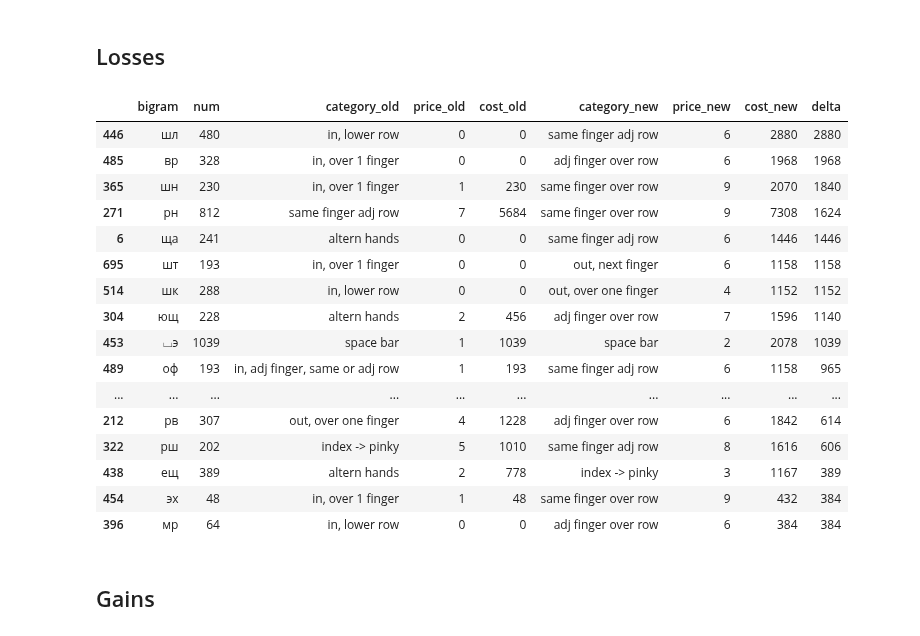
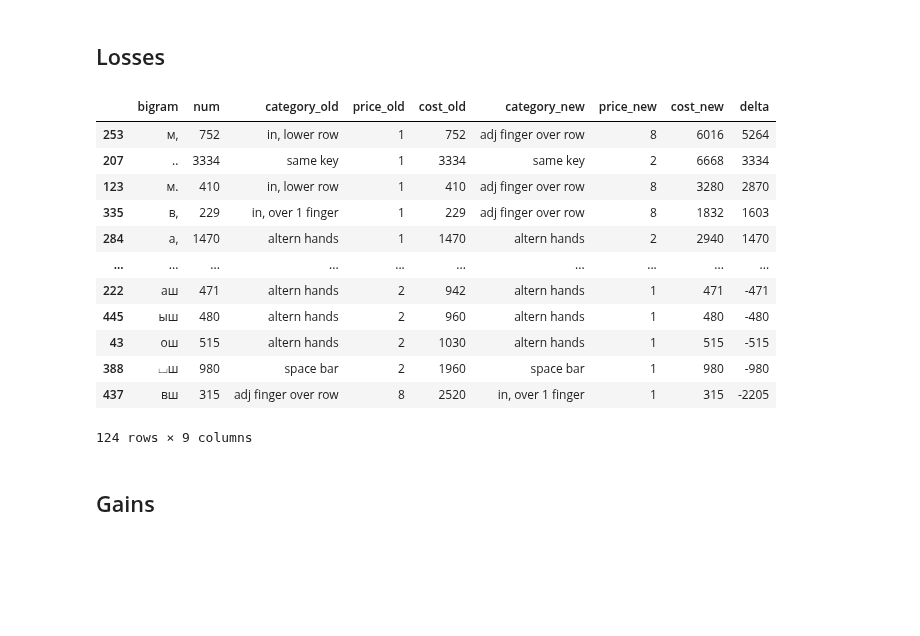
Before and after one commit to culebron/rus-layout-opt, a Jupyter notebook: Russian Optimization.ipynb, the cells around one changed output. Cells and saved outputs as stored; diff of their text form; code cells hidden in the pictures; blank space fills up the shorter version.

```diff
--- a/Russian Optimization.ipynb
+++ b/Russian Optimization.ipynb
@@ -112 +133,3 @@ BG = make_grams('sampletexts.txt')
+# %%
+CORP = Corpus.from_path('sampletexts.txt')
 # %% [markdown]
@@ -1044,0 +1060,4 @@ PENALTIES_ERGODOX),
+# %%
+layouts2 = {}
+for k, definition in layouts.items():
+    layouts2[k] = Layout(k, definition)
@@ -1122,41 +1179,48 @@ IDK if I made something useful or just abuse my own scoring system.
 # %% [markdown]
 # Test Your Layout Here <a name="your-layout">
 # %%
-newboard = {'тест27': '''
+'''
+→эыфх:  цнмвчзжш
+ аоией  ,ртксд¶
+ ьуюяё  щлбпг
+'''
+newboard = {'тест28': r'''
+
 
 ъ123456 7890-=
-→щфыхё  цнмвчзж/
- аоией  ,лтксд¶
- ьуюяэ  шрбпг
+→щфыхё  цнмвчзж
+ аоией  шртксд¶
+ ьуюяэ  ,лбпг
 ⌴
 
-∅!"№;%: ?*()_+
-∅∅∅∅∅∅  ∅∅∅∅∅∅∅\\
- ∅∅∅∅∅  .∅∅∅∅∅∅
- ∅∅∅∅∅  ∅∅∅∅∅
+\!"№;%: ?*()_+
+∅∅∅∅∅∅  ∅∅∅∅∅∅∅∅
+ ∅∅∅∅∅  ∅∅∅∅∅∅∅
+ ∅∅∅∅∅  .∅∅∅∅
 ∅
 '''
 }
 
 # cheat with fingers and pos penalties if you want
 # change the cost call to: get_kbd_cost((kbd, FINGERS2, POS_PENALTY2), BG)
-FINGERS2 = """
+FINGERS2 = '''
 0000123 6789999
 001233  66789999
  01233  66789999
  01233  667899
 4
-"""
+'''
 
-POS_PENALTY2 = """
+
+POS_PENALTY2 = '''
 4321111 1111234
 210012  21001123
  00001  10000123
  00002  200001
 0
-"""
+'''
 
-for k, kbd in newboard.items():
-    results[k] = r = get_kbd_cost(kbd, BG)
-    print(k, ':', round(r[2], 4), '')
+for k, lyt in newboard.items():
+    results[k] = r = Result(CORP, Layout(k, lyt))
+    print(k, ':', round(r.score, 4), '')
 # %% [output]
@@ -1168,25 +1232,21 @@ See what has changed, what bigrams degraded, and what were benefitial.
 # %% [markdown]
 ## Losses
 # %%
-compare(results, 'тест26', 'тест27').head(20)
+compare(results, 'тест26', 'тест28') #.head(20)
 # %% [output]
 |  | bigram | num | category_old | price_old | cost_old | category_new | price_new | cost_new | delta |
-| 446 | шл | 480 | in, lower row | 0 | 0 | same finger adj row | 6 | 2880 | 2880 |
-| 485 | вр | 328 | in, over 1 finger | 0 | 0 | adj finger over row | 6 | 1968 | 1968 |
-| 365 | шн | 230 | in, over 1 finger | 1 | 230 | same finger over row | 9 | 2070 | 1840 |
-| 271 | рн | 812 | same finger adj row | 7 | 5684 | same finger over row | 9 | 7308 | 1624 |
-| 6 | ща | 241 | altern hands | 0 | 0 | same finger adj row | 6 | 1446 | 1446 |
-| 695 | шт | 193 | in, over 1 finger | 0 | 0 | out, next finger | 6 | 1158 | 1158 |
-| 514 | шк | 288 | in, lower row | 0 | 0 | out, over one finger | 4 | 1152 | 1152 |
-| 304 | ющ | 228 | altern hands | 2 | 456 | adj finger over row | 7 | 1596 | 1140 |
-| 453 | ⌴э | 1039 | space bar | 1 | 1039 | space bar | 2 | 2078 | 1039 |
-| 489 | оф | 193 | in, adj finger, same or adj row | 1 | 193 | same finger adj row | 6 | 1158 | 965 |
+| 253 | м, | 752 | in, lower row | 1 | 752 | adj finger over row | 8 | 6016 | 5264 |
+| 207 | .. | 3334 | same key | 1 | 3334 | same key | 2 | 6668 | 3334 |
+| 123 | м. | 410 | in, lower row | 1 | 410 | adj finger over row | 8 | 3280 | 2870 |
+| 335 | в, | 229 | in, over 1 finger | 1 | 229 | adj finger over row | 8 | 1832 | 1603 |
+| 284 | а, | 1470 | altern hands | 1 | 1470 | altern hands | 2 | 2940 | 1470 |
 | ... | ... | ... | ... | ... | ... | ... | ... | ... | ... |
-| 212 | рв | 307 | out, over one finger | 4 | 1228 | adj finger over row | 6 | 1842 | 614 |
-| 322 | рш | 202 | index -> pinky | 5 | 1010 | same finger adj row | 8 | 1616 | 606 |
-| 438 | ещ | 389 | altern hands | 2 | 778 | index -> pinky | 3 | 1167 | 389 |
-| 454 | эх | 48 | in, over 1 finger | 1 | 48 | same finger over row | 9 | 432 | 384 |
-| 396 | мр | 64 | in, lower row | 0 | 0 | adj finger over row | 6 | 384 | 384 |
+| 222 | аш | 471 | altern hands | 2 | 942 | altern hands | 1 | 471 | -471 |
+| 445 | ыш | 480 | altern hands | 2 | 960 | altern hands | 1 | 480 | -480 |
+| 43 | ош | 515 | altern hands | 2 | 1030 | altern hands | 1 | 515 | -515 |
+| 388 | ⌴ш | 980 | space bar | 2 | 1960 | space bar | 1 | 980 | -980 |
+| 437 | вш | 315 | adj finger over row | 8 | 2520 | in, over 1 finger | 1 | 315 | -2205 |
+124 rows × 9 columns
 # %% [markdown]
 ## Gains
 # %%
```
Also changed, not shown: parts of 37 cells of this notebook.
